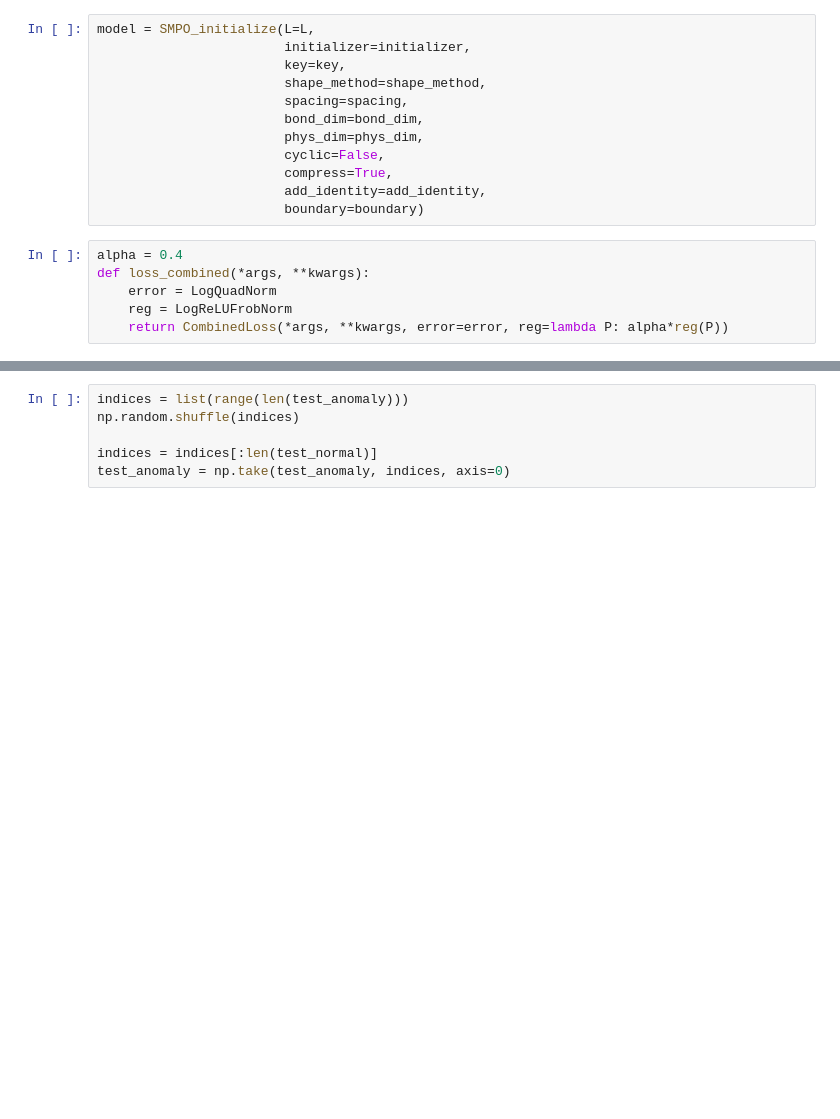
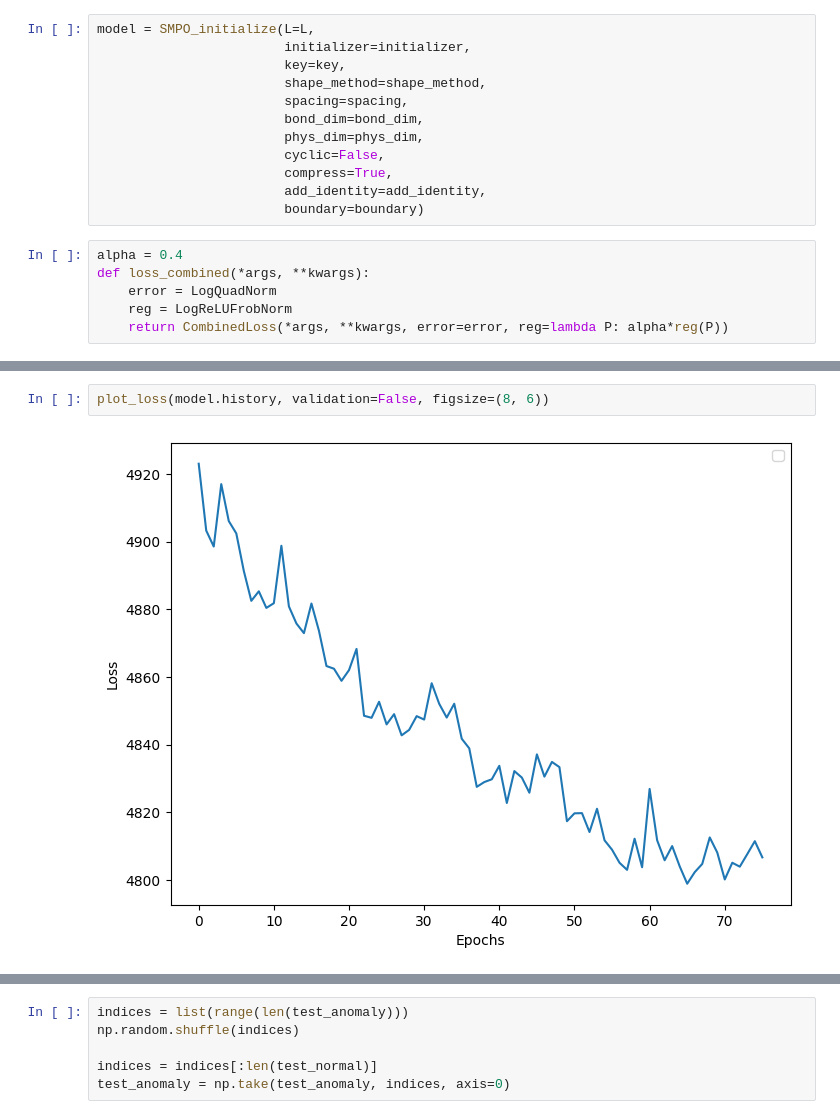
Before and after one commit to bsc-quantic/tn4ml, a Jupyter notebook: docs/examples/mnist_ad_sweeps.ipynb, the cells around one changed output, grey strips where cells are left out. Drawn from its saved outputs; the diff is of its cells as text; blank space fills up the shorter version.

```diff
--- a/docs/examples/mnist_ad_sweeps.ipynb
+++ b/docs/examples/mnist_ad_sweeps.ipynb
@@ -137,2 +169,6 @@ history = model.train(train_normal,
+# %%
+plot_loss(model.history, validation=False, figsize=(8, 6))
+# %% [output]
+[figure, added]
 # %%
 # plot loss
```
Also changed, not shown: parts of 32 cells of this notebook.
